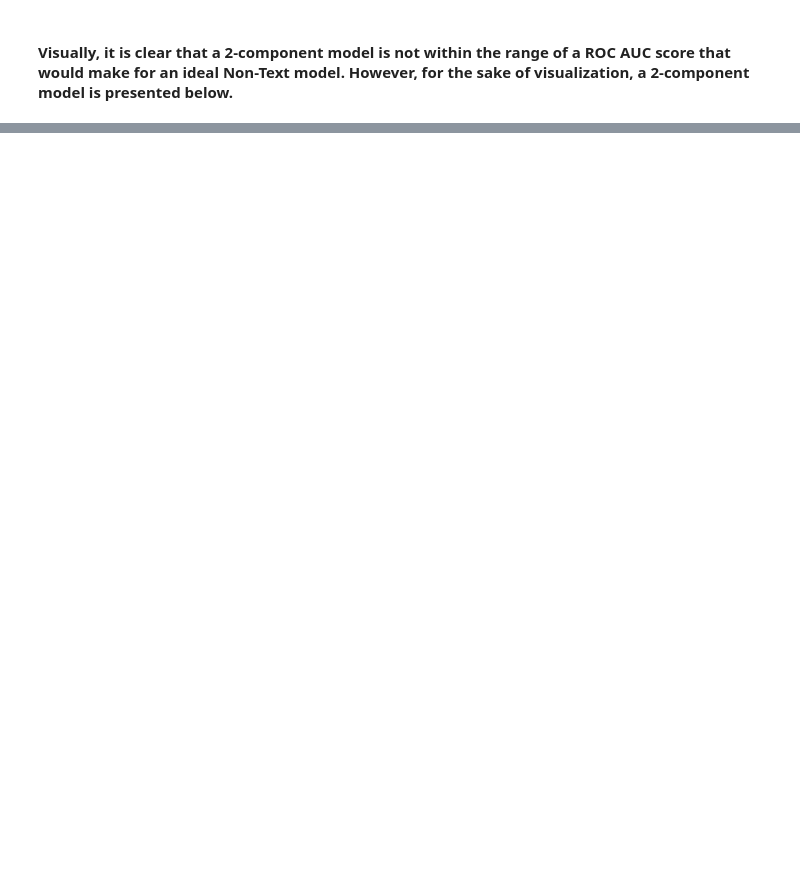
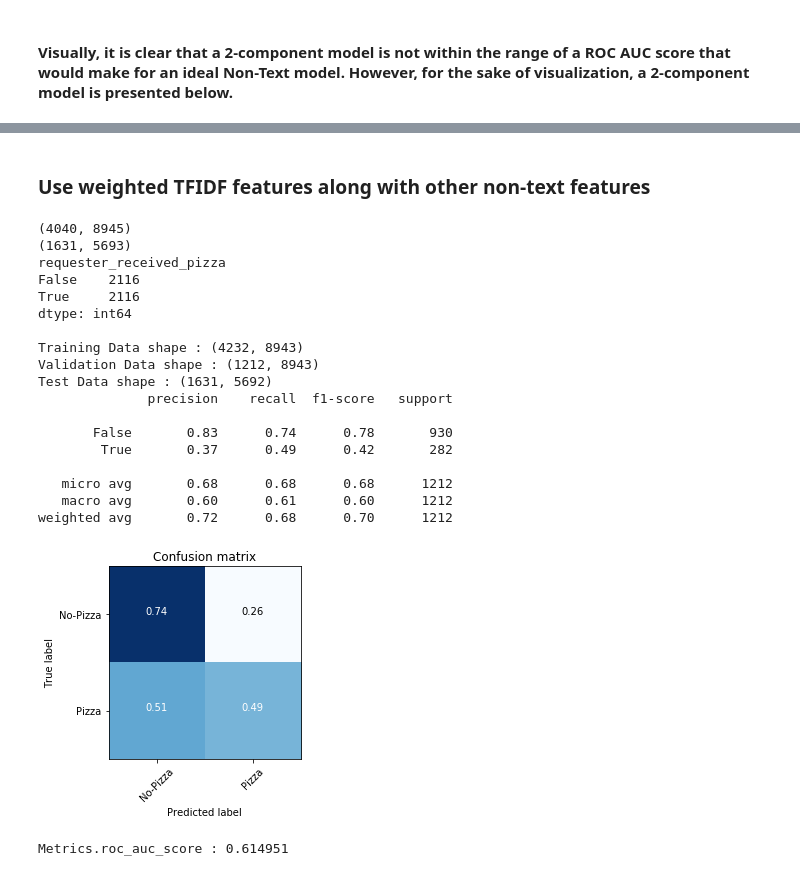
Before and after one commit to gkarnataki/w207-final-project, a Jupyter notebook: RAOP-Final.ipynb, the cells around one changed output, grey strips where cells are left out. Saved outputs shown, nothing was run; the diff lists cells and outputs as text; code cells hidden in the pictures; blank space fills up the shorter version.

Commit message:
Added another method of non text classification

```diff
--- a/RAOP-Final.ipynb
+++ b/RAOP-Final.ipynb
@@ -773,0 +813,80 @@ Metrics.roc_auc_score : 0.498906
+# %% [markdown]
+### Use weighted TFIDF features along with other non-text features
+# %%
+def weighted_tfidf_features(df):
+
+    tfid = CountVectorizer(stop_words='english',
+                        preprocessor=text_preprocessor,
+                        tokenizer=stemming_tokenizer,
+                        ngram_range=(1,1)
+                     )
+    features = tfid.fit_transform(df)
+    return features
+
+train_df_tfidf = pd.DataFrame(weighted_tfidf_features(train_df["request_text_edit_aware"]).toarray())
+test_df_tfidf = pd.DataFrame(weighted_tfidf_features(test_df["request_text_edit_aware"]).toarray())
+
+train_df = pd.concat([train_df, train_df_tfidf], axis=1)
+test_df = pd.concat([test_df, test_df_tfidf], axis=1)
+
+train_data, test_data = create_datasets(train_df, test_df)
+
+print train_data.shape
+print test_data.shape
+
+# 70:30 split to create the training and validation data set.
+train_data1, dev_data1 = train_test_split(train_data, test_size=0.30)
+
+train_df_fail = train_data1[train_data1['requester_received_pizza'] == 0]
+train_df_success = train_data1[train_data1['requester_received_pizza'] == 1]
+
+# Oversample the success records to balance the skewed classes.
+train_data1 = pd.concat([train_df_fail, train_df_success.sample(len(train_df_fail.index),replace=True)], axis = 0)
+print (train_data1.groupby(['requester_received_pizza']).size())
+
+train_labels = np.ravel(train_data1[['requester_received_pizza']])
+train_data1 = train_data1.drop(['requester_received_pizza'],axis = 1)
+
+# Create the text dataset for the text classification step.
+train_data_text1=train_data1['request_text_edit_aware']
+train_data1 = train_data1.drop(['request_text_edit_aware'],axis = 1)
+
+# Repeat the steps for the validation data set.
+dev_labels = np.ravel(dev_data1[['requester_received_pizza']])
+dev_data1 = dev_data1.drop(['requester_received_pizza'],axis = 1)
+dev_data_text1=dev_data1['request_text_edit_aware']
+dev_data1 = dev_data1.drop(['request_text_edit_aware'],axis = 1)
+
+# Repeat the steps for the holdout dataset.
+test_data_text1=test_data['request_text_edit_aware']
+test_data1 = test_data.drop(['request_text_edit_aware'],axis = 1)
+
+print ("\nTraining Data shape : %s" % str(train_data1.shape))
+print ("Validation Data shape : %s" % str(dev_data1.shape))
+print ("Test Data shape : %s" % str(test_data1.shape))
+
+
+logistic = LogisticRegression(C=0.1,penalty='l2',random_state=42)
+logistic.fit(train_data1, train_labels)
+evaluate(class_names,dev_labels,logistic.predict(dev_data1))
+# %% [output]
+(4040, 8945)
+(1631, 5693)
+requester_received_pizza
+False    2116
+True     2116
+dtype: int64
+
+Training Data shape : (4232, 8943)
+Validation Data shape : (1212, 8943)
+Test Data shape : (1631, 5692)
+              precision    recall  f1-score   support
+
+       False       0.83      0.74      0.78       930
+        True       0.37      0.49      0.42       282
+
+   micro avg       0.68      0.68      0.68      1212
+   macro avg       0.60      0.61      0.60      1212
+weighted avg       0.72      0.68      0.70      1212
+[figure, added]
+Metrics.roc_auc_score : 0.614951
```
Also changed, not shown: parts of 17 cells of this notebook.
